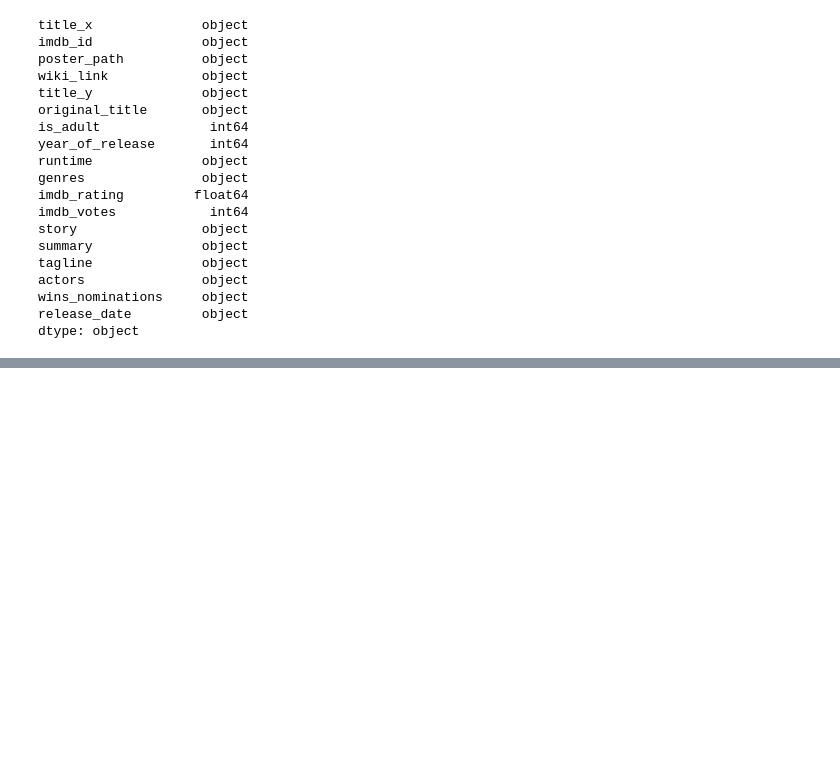
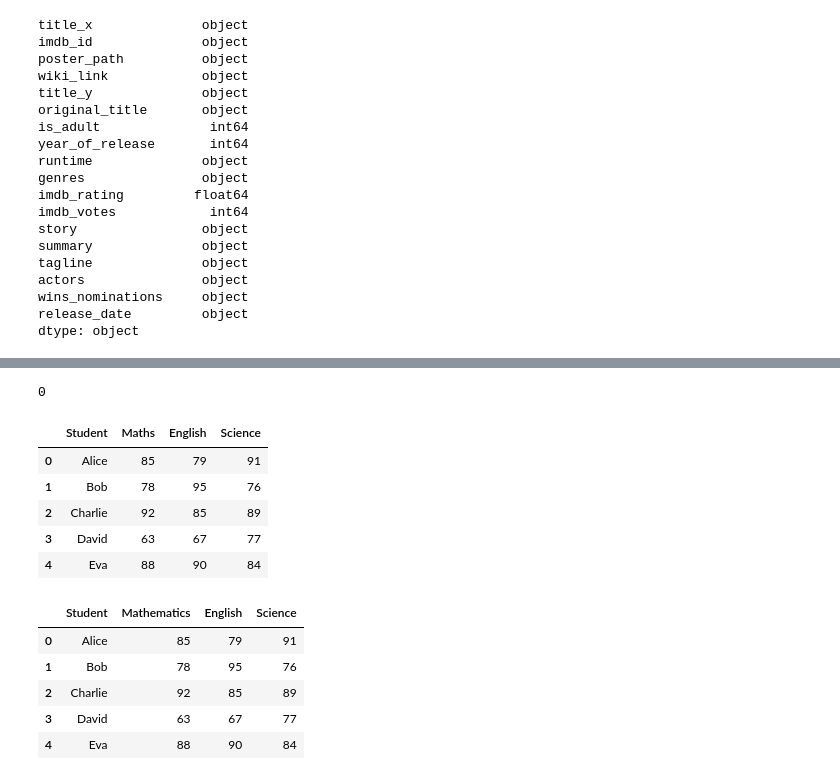
Before and after one commit to abhinavshr89/Deep_Learning, a Jupyter notebook: PythonLibraries/Pandas_Dataframe/Dataframe.ipynb, the cells around one changed output, grey strips where cells are left out. Cells and saved outputs as stored; diff of their text form; code cells hidden in the pictures; blank space fills up the shorter version.

```diff
--- a/PythonLibraries/Pandas_Dataframe/Dataframe.ipynb
+++ b/PythonLibraries/Pandas_Dataframe/Dataframe.ipynb
@@ -95,0 +171,34 @@ dtype: object
+# %%
+# duplicated
+movies.duplicated().sum()
+# %% [output]
+0
+# %%
+# Changin the name of the colomn
+marks = {
+    'Student': ['Alice', 'Bob', 'Charlie', 'David', 'Eva'],
+    'Maths': [85, 78, 92, 63, 88],
+    'English': [79, 95, 85, 67, 90],
+    'Science': [91, 76, 89, 77, 84]
+}
+
+students_df = pd.DataFrame(marks)
+
+# Display the DataFrame
+students_df
+
+students_df.rename(columns={'Maths': 'Mathematics'}, inplace=True)
+students_df
+# %% [output]
+|  | Student | Maths | English | Science |
+| 0 | Alice | 85 | 79 | 91 |
+| 1 | Bob | 78 | 95 | 76 |
+| 2 | Charlie | 92 | 85 | 89 |
+| 3 | David | 63 | 67 | 77 |
+| 4 | Eva | 88 | 90 | 84 |
+|  | Student | Mathematics | English | Science |
+| 0 | Alice | 85 | 79 | 91 |
+| 1 | Bob | 78 | 95 | 76 |
+| 2 | Charlie | 92 | 85 | 89 |
+| 3 | David | 63 | 67 | 77 |
+| 4 | Eva | 88 | 90 | 84 |
```
Also changed, not shown: parts of 11 cells of this notebook, 7 other files.
